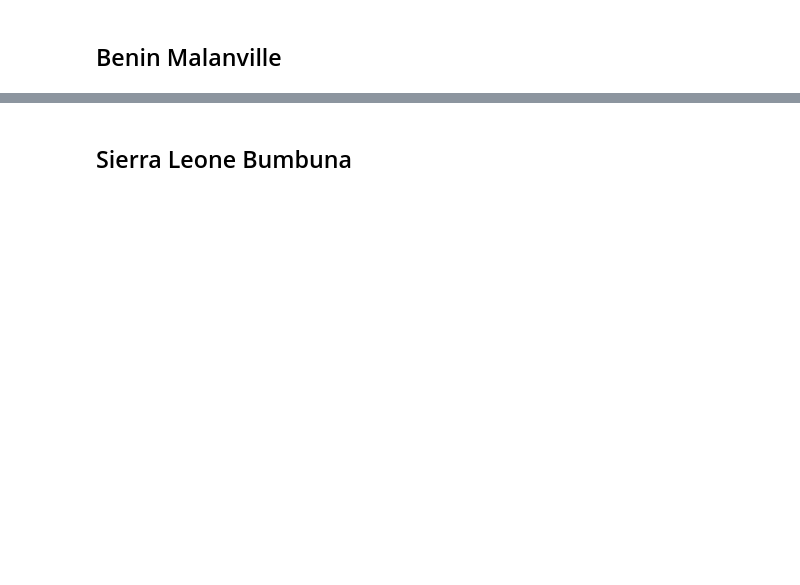
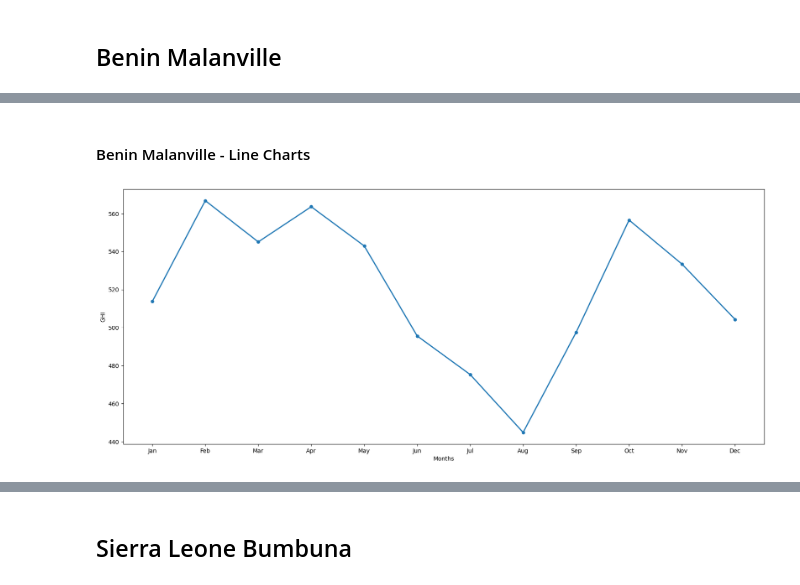
Before and after one commit to leuel-a/moonlight-solar-analysis, a Jupyter notebook: notebooks/EDA.ipynb, the cells around one changed output, grey strips where cells are left out. Cells and saved outputs as stored; diff of their text form; code cells hidden in the pictures; blank space fills up the shorter version.

```diff
--- a/notebooks/EDA.ipynb
+++ b/notebooks/EDA.ipynb
@@ -37,0 +167,8 @@ benin_df.describe()
+# %% [markdown]
+#### Benin Malanville - Line Charts
+# %%
+# plot line chart for numeric columns
+# plot the bar chart for the following numeric columns -> GHI, DNI, DHI, and Tamb
+plot_line_chart(monthly_average_benin_df, 'GHI')
+# %% [output]
+[figure, added]
```
Also changed, not shown: parts of 60 cells of this notebook, 2 other files.
